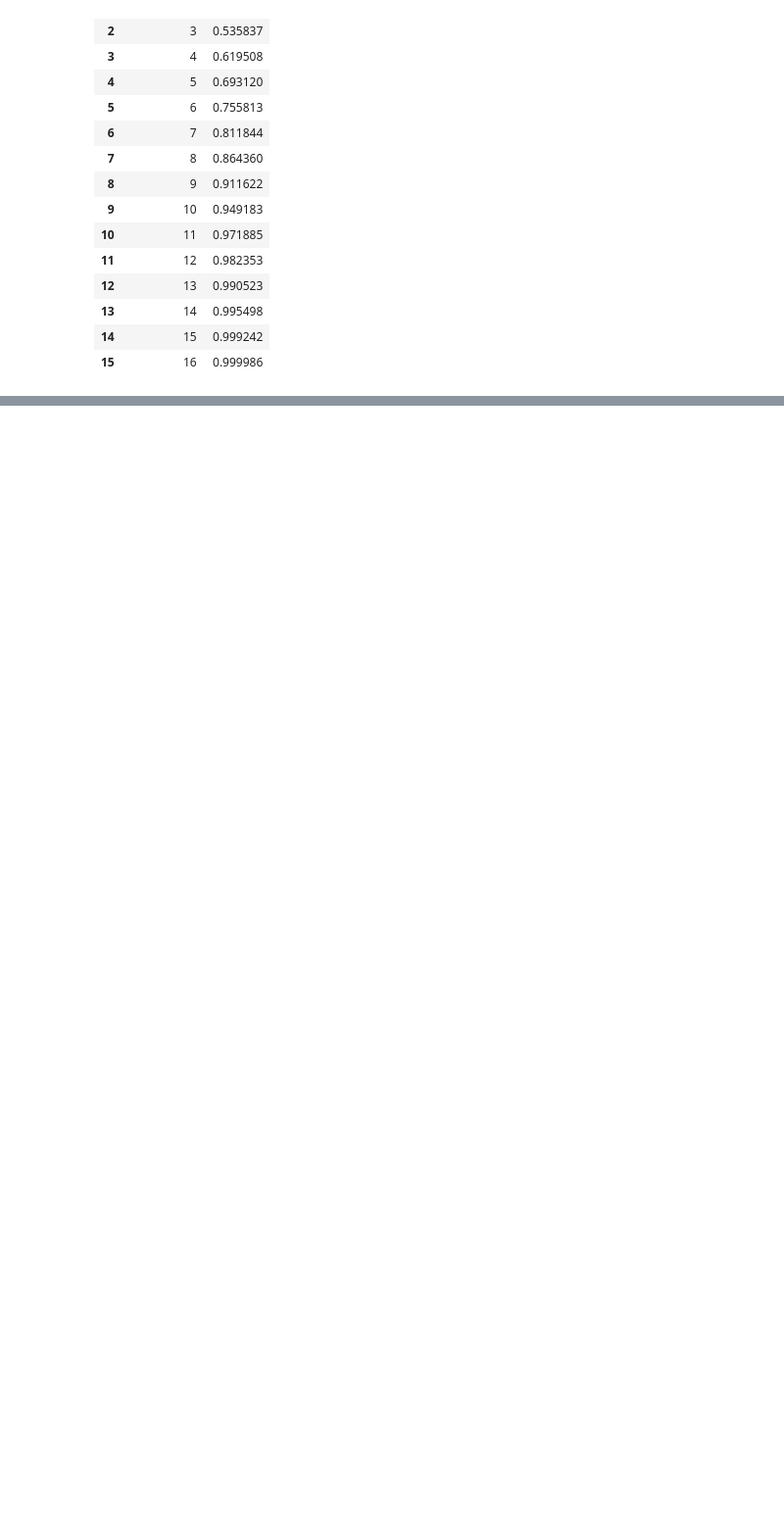
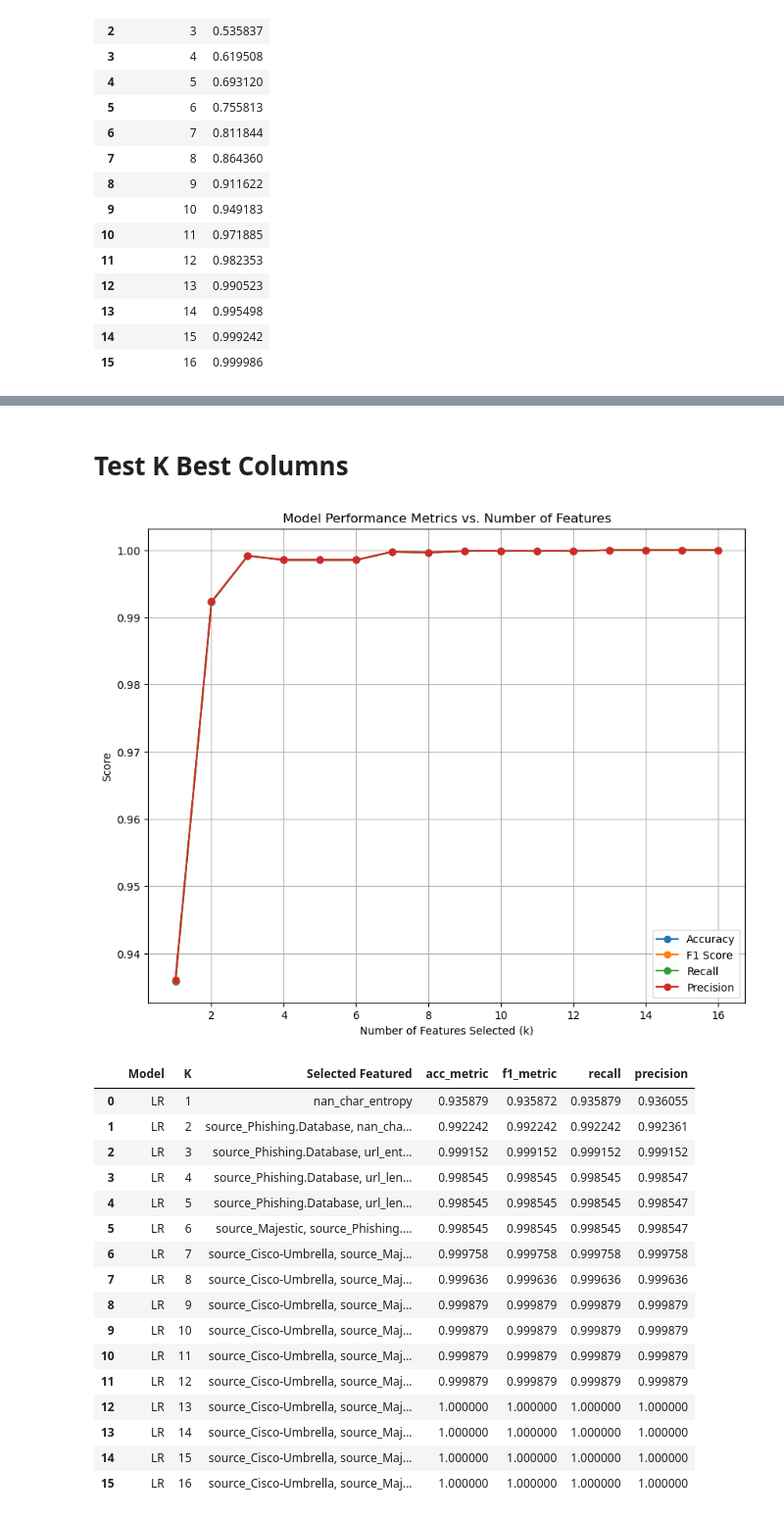
Before and after one commit to MaukanMir/Phishing-Url-Detection-Analysis, a Jupyter notebook: training.ipynb, the cells around one changed output, grey strips where cells are left out. Shown at 98% size. Cells and saved outputs as stored; diff of their text form; code cells hidden in the pictures; blank space fills up the shorter version.

```diff
--- a/training.ipynb
+++ b/training.ipynb
@@ -641,0 +659,26 @@ pca_analysis(X, preprocessor)
+# %% [markdown]
+# Test K Best Columns
+# %%
+model_name = ["LR"]
+models = grab_selected_models(model_name)[0]
+metric = mutual_info_classif
+test_kbest_columns(preprocessor, X, y_encoded, models, model_name[0], metric)
+# %% [output]
+[figure, added]
+|  | Model | K | Selected Featured | acc_metric | f1_metric | recall | precision |
+| 0 | LR | 1 | nan_char_entropy | 0.935879 | 0.935872 | 0.935879 | 0.936055 |
+| 1 | LR | 2 | source_Phishing.Database, nan_cha... | 0.992242 | 0.992242 | 0.992242 | 0.992361 |
+| 2 | LR | 3 | source_Phishing.Database, url_ent... | 0.999152 | 0.999152 | 0.999152 | 0.999152 |
+| 3 | LR | 4 | source_Phishing.Database, url_len... | 0.998545 | 0.998545 | 0.998545 | 0.998547 |
+| 4 | LR | 5 | source_Phishing.Database, url_len... | 0.998545 | 0.998545 | 0.998545 | 0.998547 |
+| 5 | LR | 6 | source_Majestic, source_Phishing.... | 0.998545 | 0.998545 | 0.998545 | 0.998547 |
+| 6 | LR | 7 | source_Cisco-Umbrella, source_Maj... | 0.999758 | 0.999758 | 0.999758 | 0.999758 |
+| 7 | LR | 8 | source_Cisco-Umbrella, source_Maj... | 0.999636 | 0.999636 | 0.999636 | 0.999636 |
+| 8 | LR | 9 | source_Cisco-Umbrella, source_Maj... | 0.999879 | 0.999879 | 0.999879 | 0.999879 |
+| 9 | LR | 10 | source_Cisco-Umbrella, source_Maj... | 0.999879 | 0.999879 | 0.999879 | 0.999879 |
+| 10 | LR | 11 | source_Cisco-Umbrella, source_Maj... | 0.999879 | 0.999879 | 0.999879 | 0.999879 |
+| 11 | LR | 12 | source_Cisco-Umbrella, source_Maj... | 0.999879 | 0.999879 | 0.999879 | 0.999879 |
+| 12 | LR | 13 | source_Cisco-Umbrella, source_Maj... | 1.000000 | 1.000000 | 1.000000 | 1.000000 |
+| 13 | LR | 14 | source_Cisco-Umbrella, source_Maj... | 1.000000 | 1.000000 | 1.000000 | 1.000000 |
+| 14 | LR | 15 | source_Cisco-Umbrella, source_Maj... | 1.000000 | 1.000000 | 1.000000 | 1.000000 |
+| 15 | LR | 16 | source_Cisco-Umbrella, source_Maj... | 1.000000 | 1.000000 | 1.000000 | 1.000000 |
```
Also changed, not shown: parts of 6 cells of this notebook.
